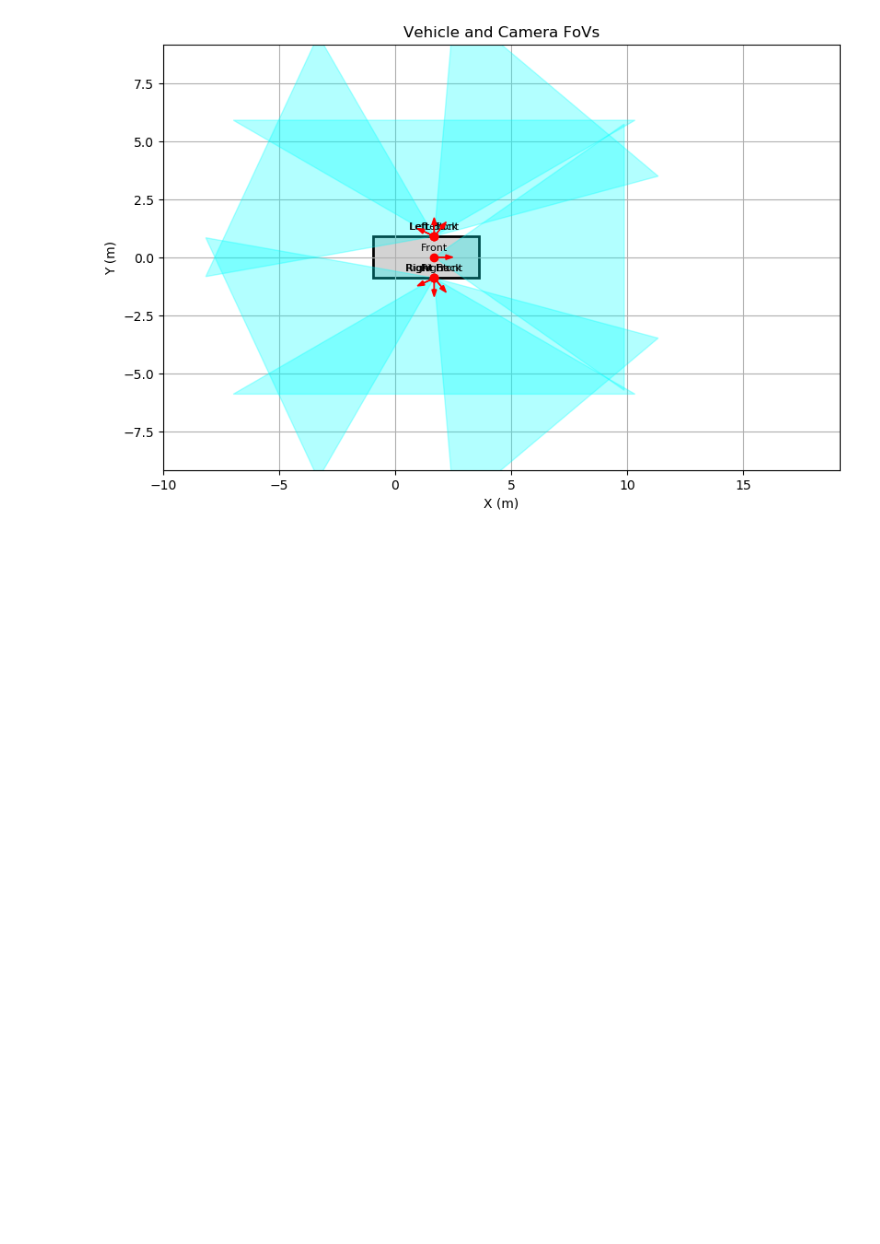
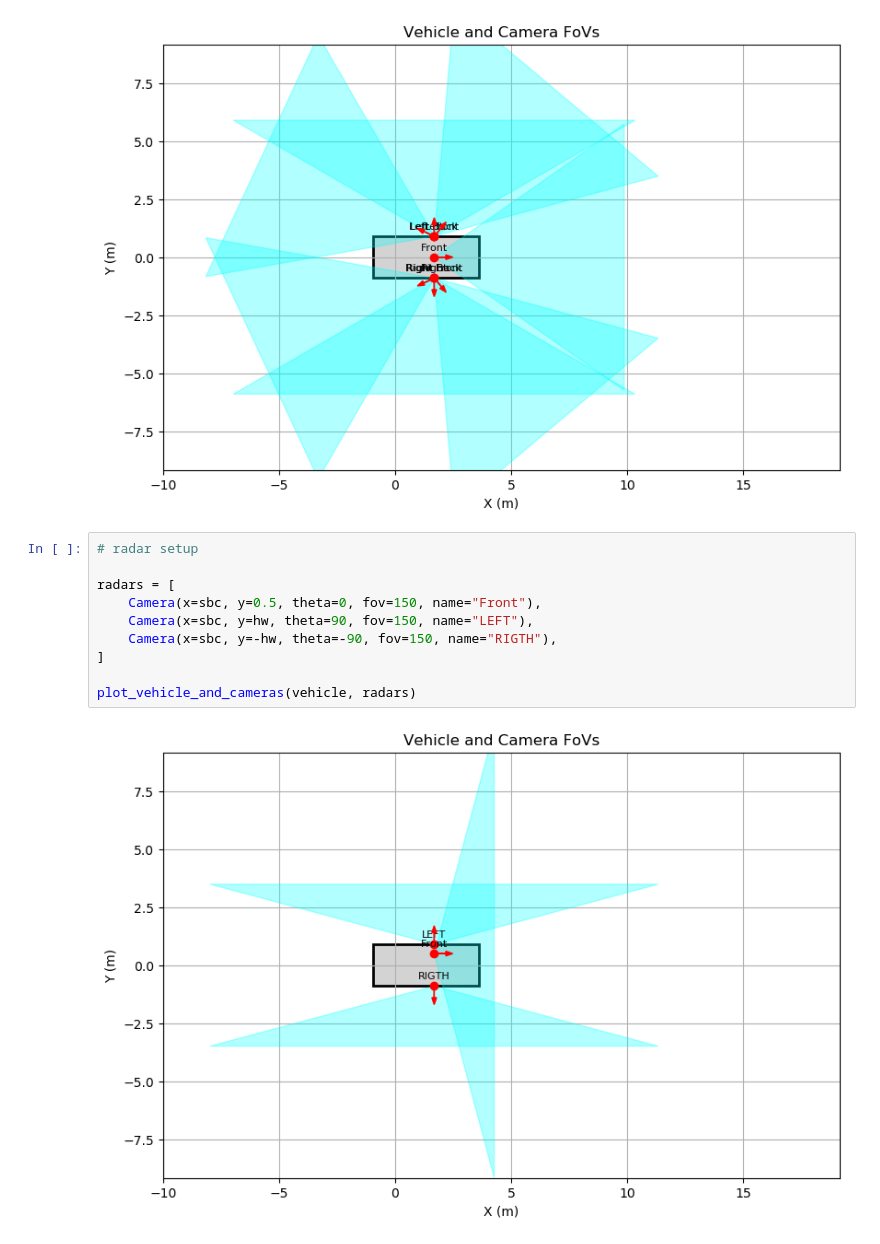
Before and after one commit to omuratov/pyscripts, a Jupyter notebook: sensor_setup.ipynb, the cells around one changed output. Drawn from its saved outputs; the diff is of its cells as text; blank space fills up the shorter version.

Commit message:
show radar setup

```diff
--- a/sensor_setup.ipynb
+++ b/sensor_setup.ipynb
@@ -106,3 +106,15 @@ cameras = [
 plot_vehicle_and_cameras(vehicle, cameras)
 # %% [output]
 [figure]
+# %%
+# radar setup
+
+radars = [
+    Camera(x=sbc, y=0.5, theta=0, fov=150, name="Front"),
+    Camera(x=sbc, y=hw, theta=90, fov=150, name="LEFT"),
+    Camera(x=sbc, y=-hw, theta=-90, fov=150, name="RIGTH"),
+]
+
+plot_vehicle_and_cameras(vehicle, radars)
+# %% [output]
+[figure, added]
```
